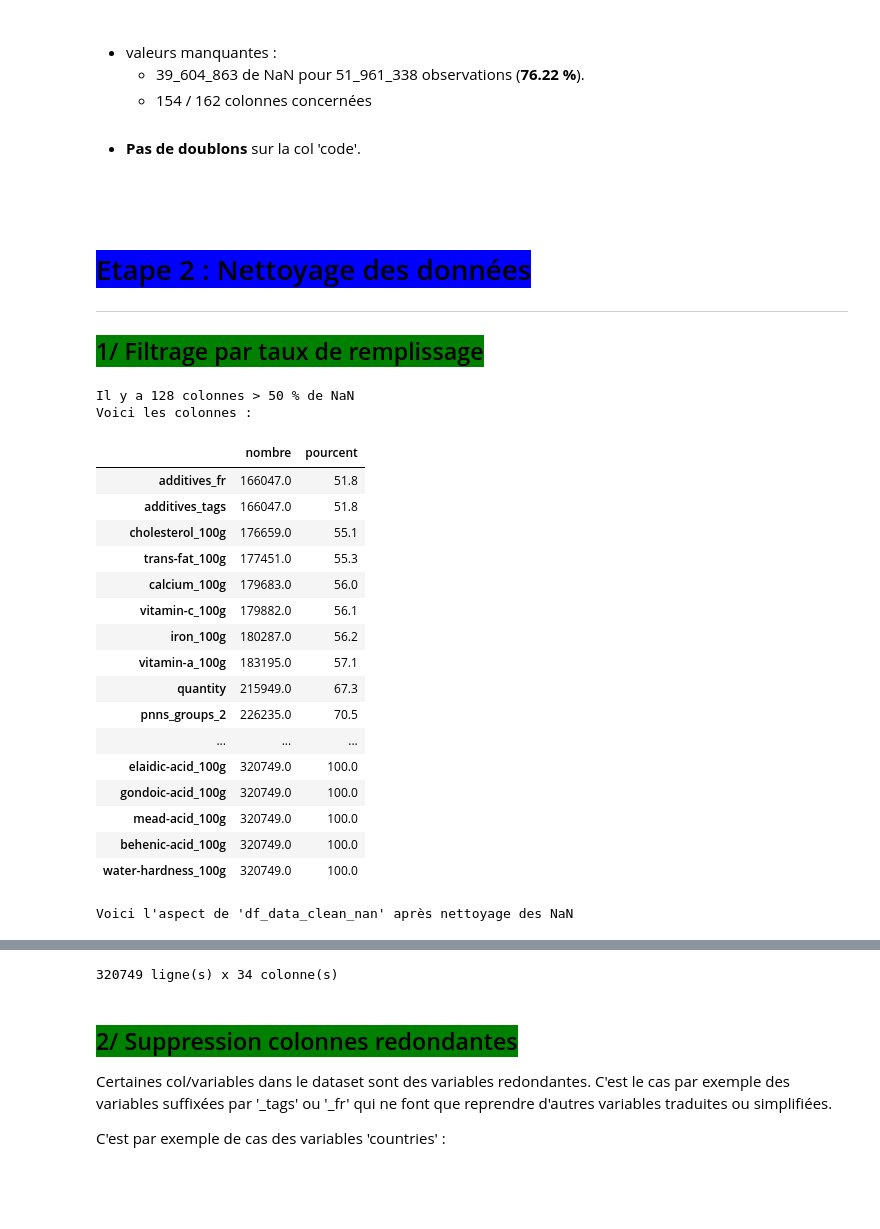
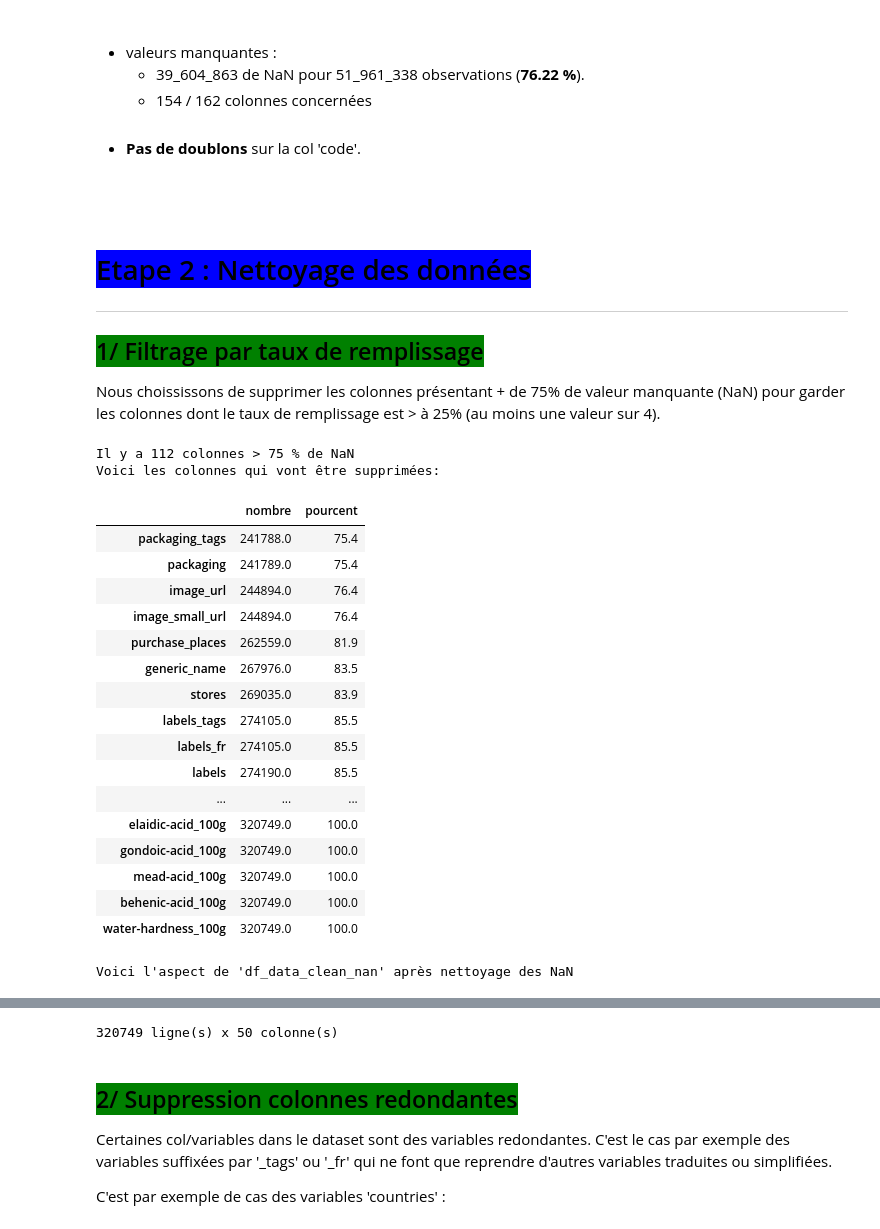
Before and after one commit to pierrickBERTHE/PB3-Preparation_de_donnees_de_nutrition, a Jupyter notebook: Berthe_Pierrick_1_notebook_092023.ipynb, the cells around one changed output, grey strips where cells are left out. Drawn from its saved outputs; the diff is of its cells as text; code cells hidden in the pictures; blank space fills up the shorter version.

```diff
--- a/Berthe_Pierrick_1_notebook_092023.ipynb
+++ b/Berthe_Pierrick_1_notebook_092023.ipynb
@@ -601,35 +839,37 @@ ___
 ___
 
 ## <span style='background:green'>1/ Filtrage par taux de remplissage</span>
+
+Nous choississons de supprimer les colonnes présentant + de 75% de valeur manquante (NaN) pour garder les colonnes dont le taux de remplissage est > à 25% (au moins une valeur sur 4).
 # %%
 # Seuil_NaN
-seuil_nan = 50
+seuil_nan = 75
 
 # Affichage graphique des NaN
 df_Nan_par_ligne, df_to_supp = filtre_nan_par_seuil(data_brut, seuil_nan, False)
 
-# Suppression col > 50% de NaN
+# Suppression col > Seuil_NaN
 df_data_clean_nan = data_brut.drop(columns=df_to_supp.index)
 
 # Affichage
-print("Voici les colonnes : ")
+print("Voici les colonnes qui vont être supprimées: ")
 display(df_to_supp)
 
 affiche_aperçu_df(df_data_clean_nan, "df_data_clean_nan", "des NaN", 2)
 # %% [output]
-Il y a 128 colonnes > 50 % de NaN
-Voici les colonnes :
+Il y a 112 colonnes > 75 % de NaN
+Voici les colonnes qui vont être supprimées:
 |  | nombre | pourcent |
-| additives_fr | 166047.0 | 51.8 |
-| additives_tags | 166047.0 | 51.8 |
-| cholesterol_100g | 176659.0 | 55.1 |
-| trans-fat_100g | 177451.0 | 55.3 |
-| calcium_100g | 179683.0 | 56.0 |
-| vitamin-c_100g | 179882.0 | 56.1 |
-| iron_100g | 180287.0 | 56.2 |
-| vitamin-a_100g | 183195.0 | 57.1 |
-| quantity | 215949.0 | 67.3 |
-| pnns_groups_2 | 226235.0 | 70.5 |
+| packaging_tags | 241788.0 | 75.4 |
+| packaging | 241789.0 | 75.4 |
+| image_url | 244894.0 | 76.4 |
+| image_small_url | 244894.0 | 76.4 |
+| purchase_places | 262559.0 | 81.9 |
+| generic_name | 267976.0 | 83.5 |
+| stores | 269035.0 | 83.9 |
+| labels_tags | 274105.0 | 85.5 |
+| labels_fr | 274105.0 | 85.5 |
+| labels | 274190.0 | 85.5 |
 | ... | ... | ... |
 | elaidic-acid_100g | 320749.0 | 100.0 |
 | gondoic-acid_100g | 320749.0 | 100.0 |
@@ -640,7 +880,7 @@ Voici l'aspect de 'df_data_clean_nan' après nettoyage des NaN
 |  | code | url | creator | created_t | created_datetime | last_modified_t | last_modified_datetime | ... |
 | 0 | 0000000003087 | http://world-fr.openfoodfacts.org... | openfoodfacts-contributors | 1474103866 | 2016-09-17 09:17:46+00:00 | 1474103893 | 2016-09-17 09:18:13+00:00 | ... |
 | 1 | 0000000004530 | http://world-fr.openfoodfacts.org... | usda-ndb-import | 1489069957 | 2017-03-09 14:32:37+00:00 | 1489069957 | 2017-03-09 14:32:37+00:00 | ... |
-320749 ligne(s) x 34 colonne(s)
+320749 ligne(s) x 50 colonne(s)
 # %% [markdown]
 ## <span style='background:green'>2/ Suppression colonnes redondantes</span>
 
```
Also changed, not shown: parts of 96 cells of this notebook, 1 other file.
